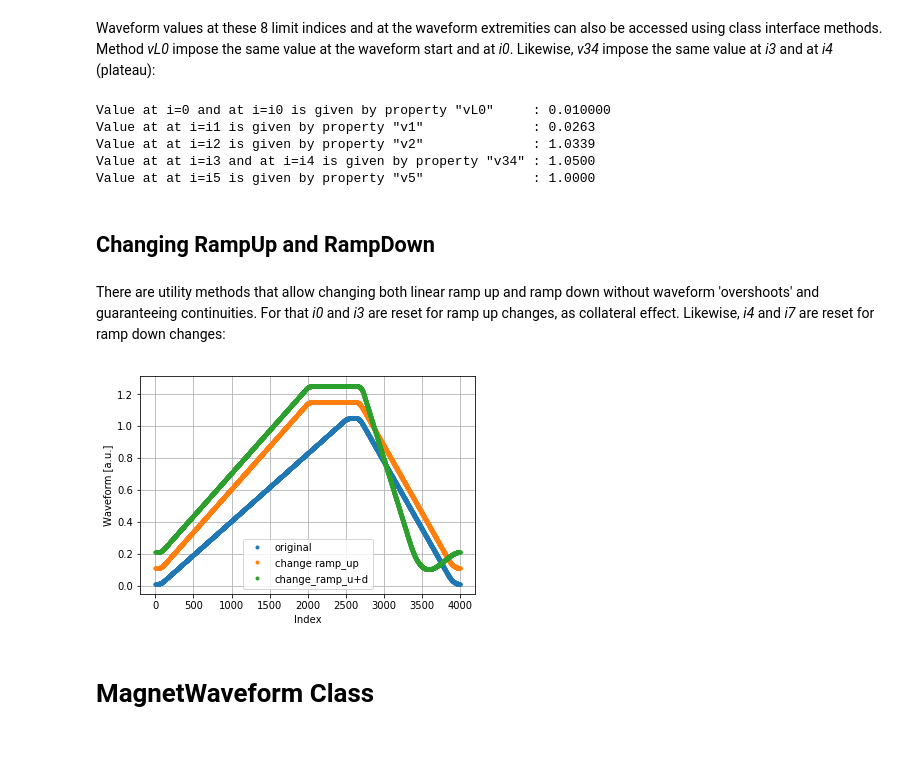
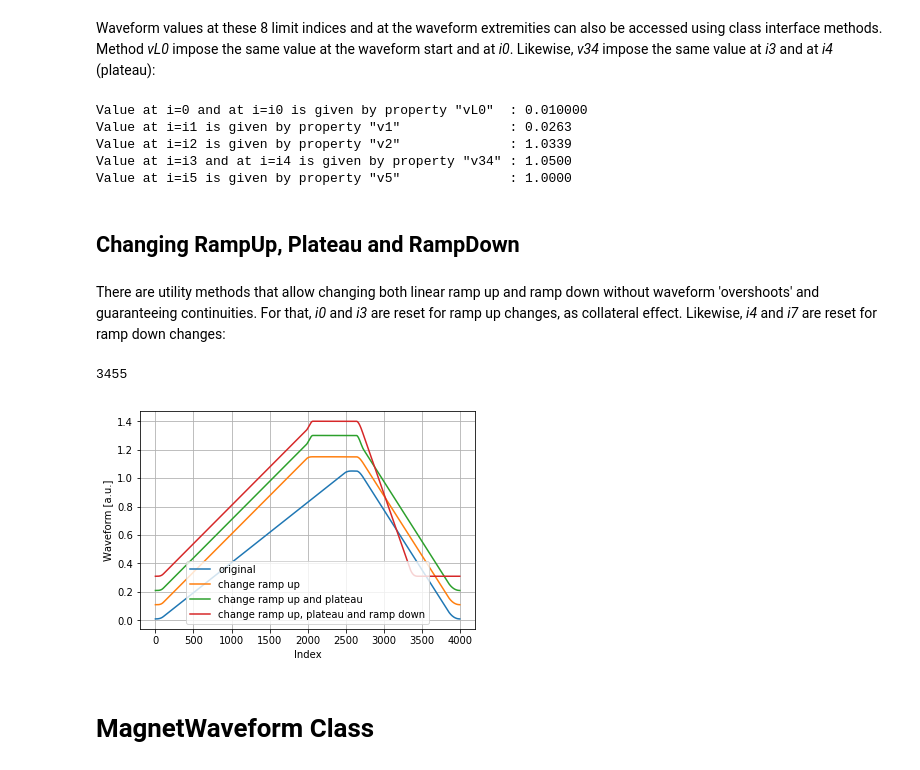
Before and after one commit to lnls-sirius/dev-packages, a Jupyter notebook: siriuspy/examples/ramp2.ipynb, the cells around one changed output. Drawn from its saved outputs; the diff is of its cells as text; code cells hidden in the pictures.

Commit message:
Complements the ramp2 notebook and fix bug in calling change_ramp_down function.

```diff
--- a/siriuspy/examples/ramp2.ipynb
+++ b/siriuspy/examples/ramp2.ipynb
@@ -144,43 +146,48 @@ In the plot above limit lines for Region0-Region1 and Region7-Region8 are not di
 # %% [markdown]
 Waveform values at these 8 limit indices and at the waveform extremities can also be accessed using class interface methods. Method _vL0_ impose the same value at the waveform start and at _i0_. Likewise, _v34_ impose the same value at _i3_ and at _i4_ (plateau):
 # %%
-print('Value at i=0 and at i=i0 is given by property "vL0"     : {:4f}'.format(w.vL0))
-print('Value at at i=i1 is given by property "v1"              : {:.4f}'.format(w.v1))
-print('Value at at i=i2 is given by property "v2"              : {:.4f}'.format(w.v2))
-print('Value at at i=i3 and at i=i4 is given by property "v34" : {:.4f}'.format(w.v34))
-print('Value at at i=i5 is given by property "v5"              : {:.4f}'.format(w.v5))
+print('Value at i=0 and at i=i0 is given by property "vL0"  : {:4f}'.format(w.vL0))
+print('Value at i=i1 is given by property "v1"              : {:.4f}'.format(w.v1))
+print('Value at i=i2 is given by property "v2"              : {:.4f}'.format(w.v2))
+print('Value at i=i3 and at i=i4 is given by property "v34" : {:.4f}'.format(w.v34))
+print('Value at i=i5 is given by property "v5"              : {:.4f}'.format(w.v5))
 # %% [output]
-Value at i=0 and at i=i0 is given by property "vL0"     : 0.010000
-Value at at i=i1 is given by property "v1"              : 0.0263
-Value at at i=i2 is given by property "v2"              : 1.0339
-Value at at i=i3 and at i=i4 is given by property "v34" : 1.0500
-Value at at i=i5 is given by property "v5"              : 1.0000
+Value at i=0 and at i=i0 is given by property "vL0"  : 0.010000
+Value at i=i1 is given by property "v1"              : 0.0263
+Value at i=i2 is given by property "v2"              : 1.0339
+Value at i=i3 and at i=i4 is given by property "v34" : 1.0500
+Value at i=i5 is given by property "v5"              : 1.0000
 # %% [markdown]
-## Changing RampUp and RampDown
+## Changing RampUp, Plateau and RampDown
 # %% [markdown]
-There are utility methods that allow changing both linear ramp up and ramp down without waveform 'overshoots' and guaranteeing continuities. For that _i0_ and _i3_ are reset for ramp up changes, as collateral effect. Likewise, _i4_ and _i7_ are reset for ramp down changes:
+There are utility methods that allow changing both linear ramp up and ramp down without waveform 'overshoots' and guaranteeing continuities. For that, _i0_ and _i3_ are reset for ramp up changes, as collateral effect. Likewise, _i4_ and _i7_ are reset for ramp down changes:
 # %%
 w = Waveform()
 w0 = [0*0.1 + v for v in w.waveform]
 
 w.change_ramp_up(start=w.i1, stop=w.i2-500, start_value=w.v1, stop_value=w.v2)
 w1 = [1*0.1 + v for v in w.waveform]
 
-# w = Waveform()
+w.change_plateau(value=1.1)
+w2 = [2*0.1 + v for v in w.waveform]
+
 w.change_ramp_down(stop=w.i6-500)
-w2 = [2*0.1 + v for v in w.waveform]
+w3 = [3*0.1 + v for v in w.waveform]
+print(w.i7)
 
 
 %matplotlib inline
-plt.plot(w0, '.', label='original')
-plt.plot(w1, '.', label='change ramp_up')
-plt.plot(w2, '.', label='change_ramp_u+d')
+plt.plot(w0, label='original')
+plt.plot(w1, label='change ramp up')
+plt.plot(w2, label='change ramp up and plateau')
+plt.plot(w3, label='change ramp up, plateau and ramp down')
 plt.legend()
 plt.xlabel('Index'); plt.ylabel('Waveform [a.u.]')
-plt.grid('On')
+plt.grid('on')
 plt.show()
 # %% [output]
+3455
-[figure, old version]
+[figure, new version]
 # %% [markdown]
 # MagnetWaveform Class
 # %% [markdown]
```
Also changed, not shown: parts of 12 cells of this notebook, 1 other file.
